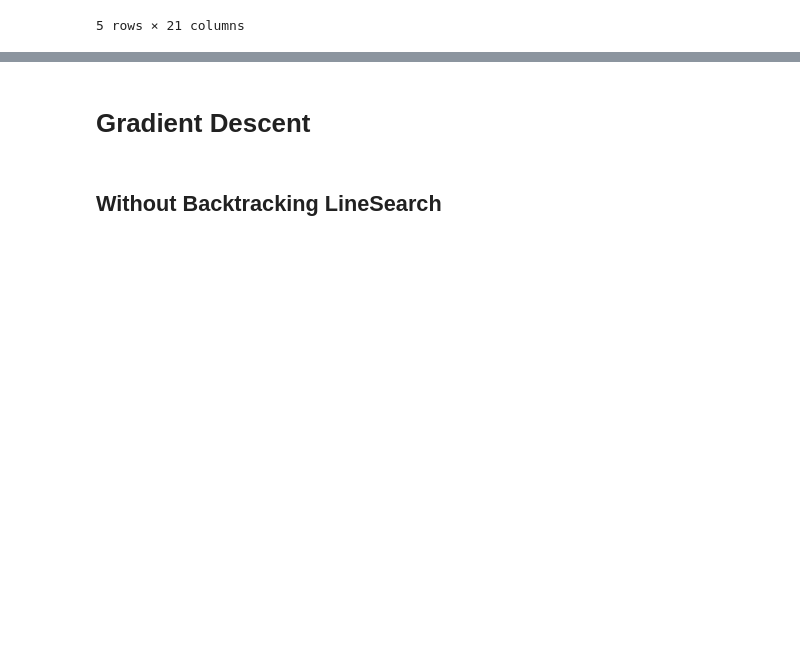
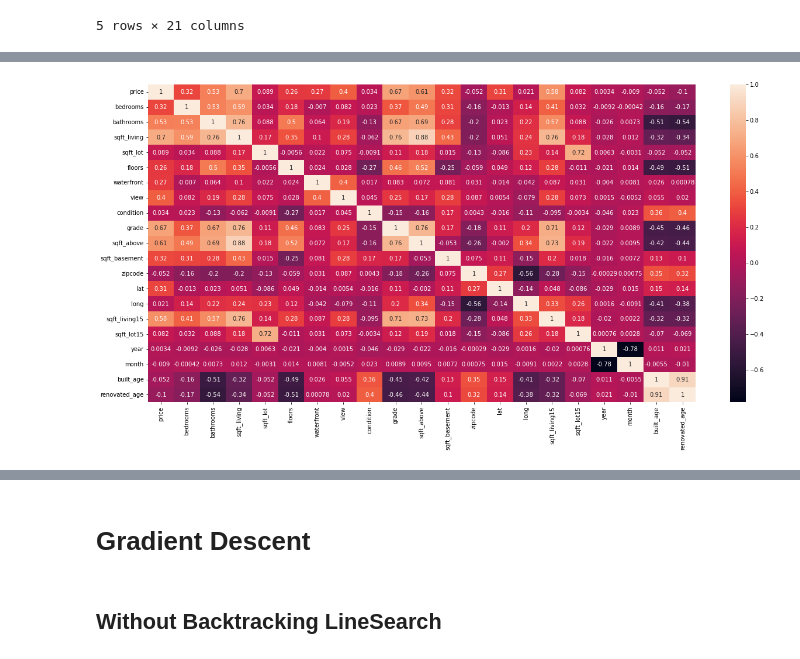
Before and after one commit to PhuongNTM195/advanced-optimization, a Jupyter notebook: src/Exercise2.ipynb, the cells around one changed output, grey strips where cells are left out. Drawn from its saved outputs; the diff is of its cells as text; code cells hidden in the pictures; blank space fills up the shorter version.

```diff
--- a/src/Exercise2.ipynb
+++ b/src/Exercise2.ipynb
@@ -34,0 +110,7 @@ From local House path: ../data/kc_house_data.csv
+# %%
+plt.figure(figsize=(21,10))
+corr_matrix = df_housesales.corr()
+sns.heatmap(corr_matrix, annot=True)
+plt.show();
+# %% [output]
+[figure, added]
```
Also changed, not shown: parts of 22 cells of this notebook, 8 other files.
